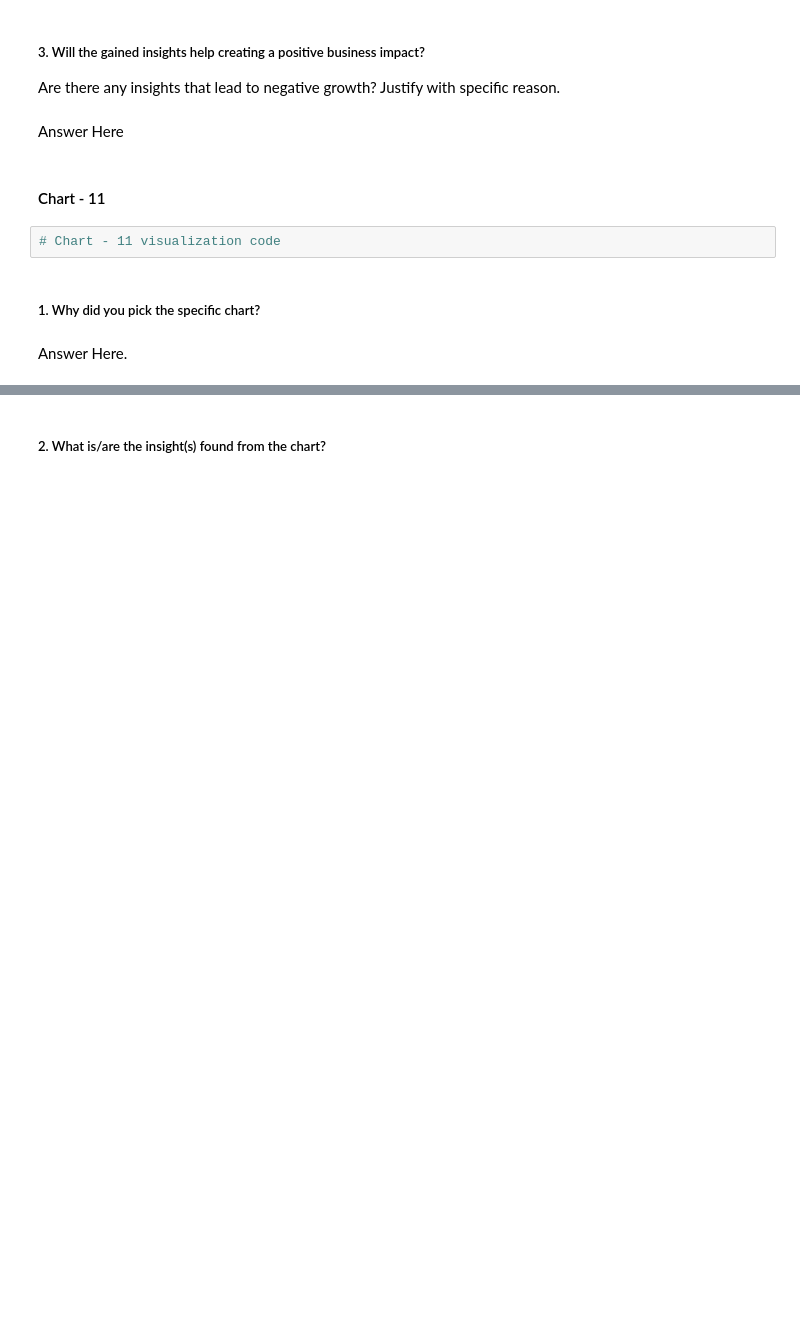
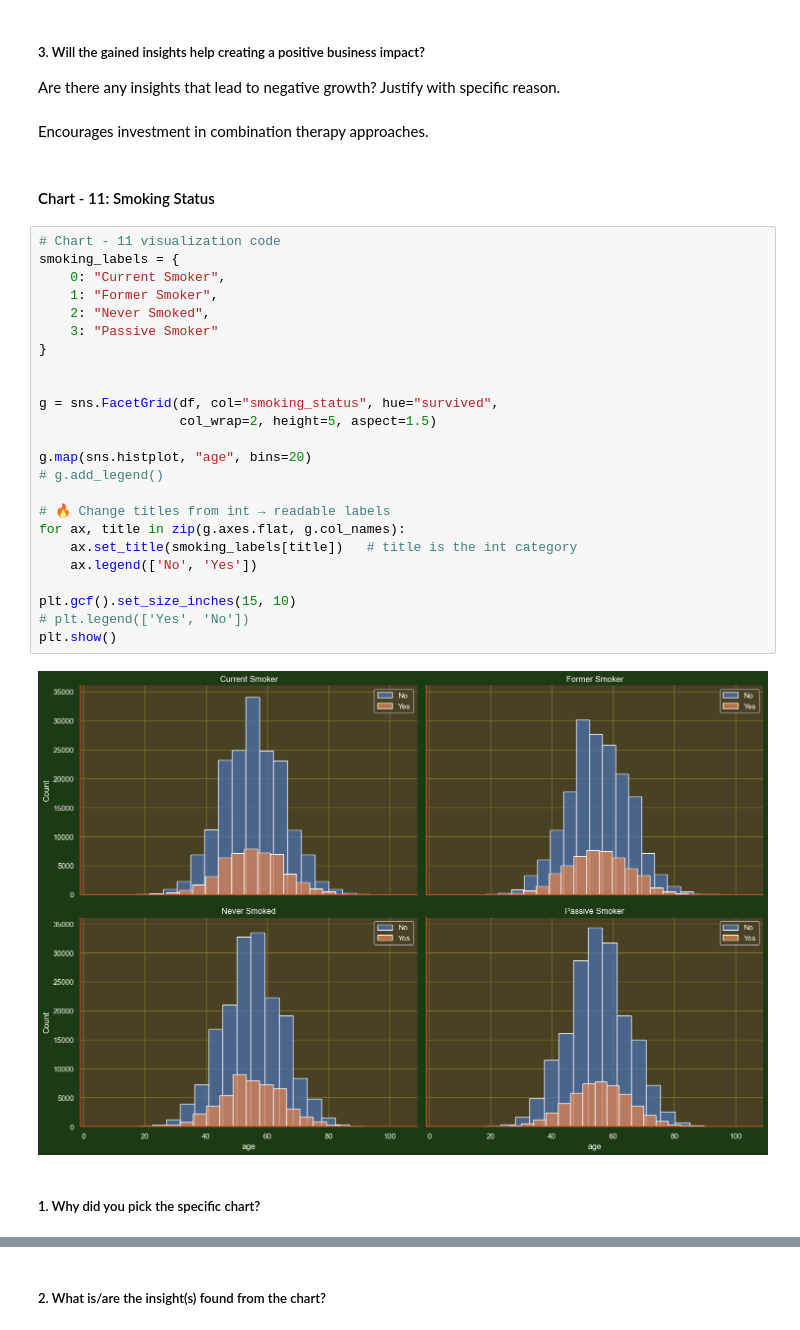
Before and after one commit to KushangShah/Lung-Cancer-Prediction, a Jupyter notebook: Lung Cancer - NoteBook.ipynb, the cells around one changed output, grey strips where cells are left out. Cells and saved outputs as stored; diff of their text form; blank space fills up the shorter version.

```diff
--- a/Lung Cancer - NoteBook.ipynb
+++ b/Lung Cancer - NoteBook.ipynb
@@ -838,13 +895,35 @@ Answer Here
 # %% [markdown]
 ##### 3. Will the gained insights help creating a positive business impact?
 Are there any insights that lead to negative growth? Justify with specific reason.
-# %% [markdown]
-Answer Here
+# %% [markdown]
+Encourages investment in combination therapy approaches.
 # %% [markdown]
-#### Chart - 11
+#### Chart - 11: Smoking Status
-# %%
-# Chart - 11 visualization code
+# %%
+# Chart - 11 visualization code
+smoking_labels = {
+    0: "Current Smoker",
+    1: "Former Smoker",
+    2: "Never Smoked",
+    3: "Passive Smoker"
+}
+
+
+g = sns.FacetGrid(df, col="smoking_status", hue="survived",
+                  col_wrap=2, height=5, aspect=1.5)
+
+g.map(sns.histplot, "age", bins=20)
+# g.add_legend()
+
+# 🔥 Change titles from int → readable labels
+for ax, title in zip(g.axes.flat, g.col_names):
+    ax.set_title(smoking_labels[title])   # title is the int category
+    ax.legend(['No', 'Yes'])
+
+plt.gcf().set_size_inches(15, 10)
+# plt.legend(['Yes', 'No'])
+plt.show()
+# %% [output]
+[figure, added]
 # %% [markdown]
 ##### 1. Why did you pick the specific chart?
-# %% [markdown]
-Answer Here.
```
Also changed, not shown: parts of 224 cells of this notebook.
